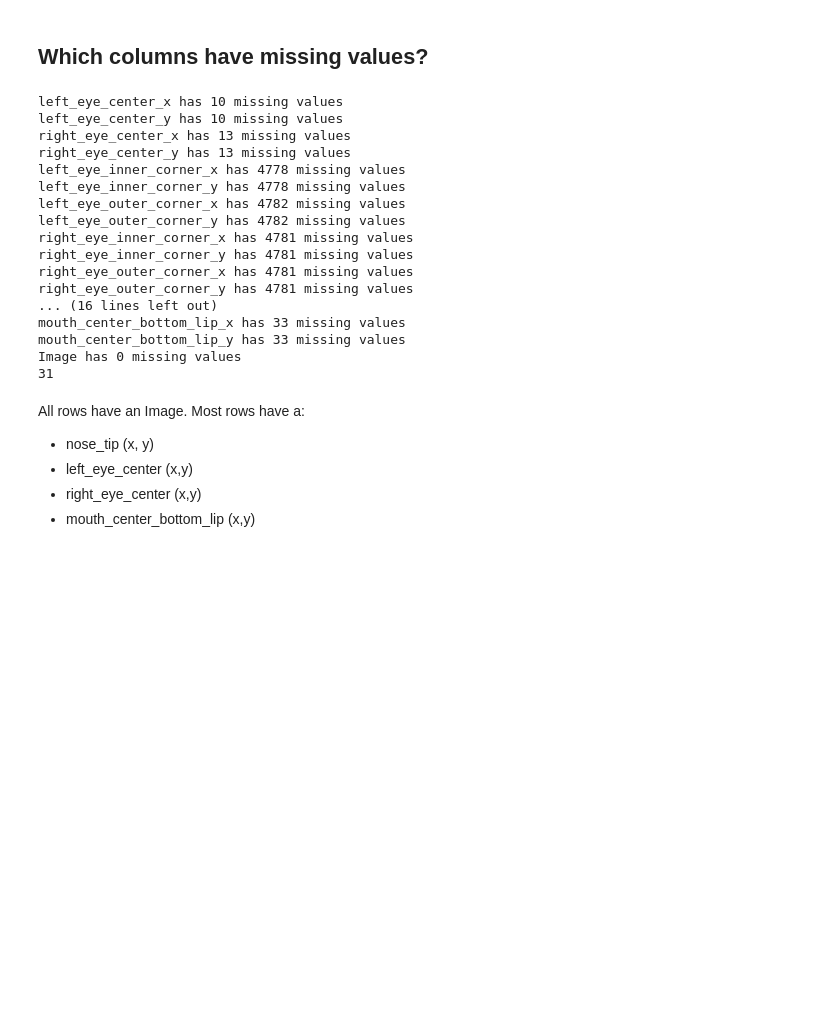
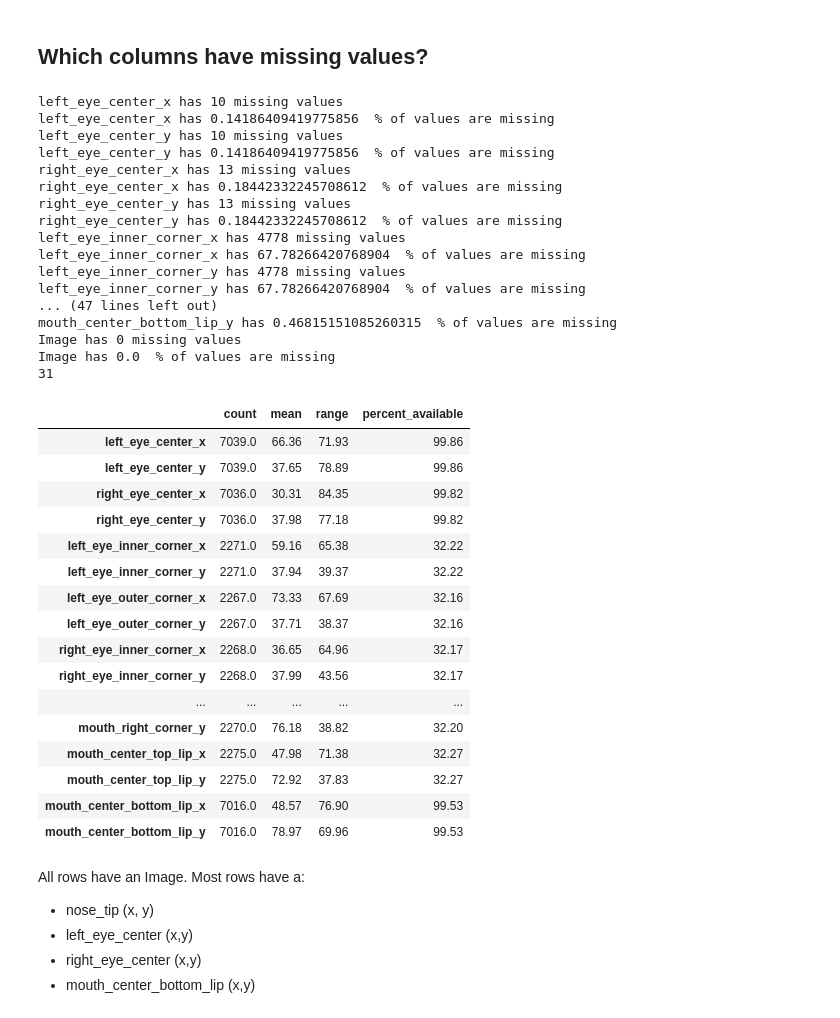
Before and after one commit to jcweaver/blackboxes, a Jupyter notebook: explorations_jcw.ipynb, the cells around one changed output. Cells and saved outputs as stored; diff of their text form; code cells hidden in the pictures; blank space fills up the shorter version.

Commit message:
Added a table with percentage of missing values and some other useful stats

```diff
--- a/explorations_jcw.ipynb
+++ b/explorations_jcw.ipynb
@@ -48,26 +49,57 @@ memory usage: 1.7+ MB
 # %%
 for i in train_data.columns:
     print(i,"has",sum(train_data[i].isna()),"missing values")
+    print(i,"has",sum(train_data[i].isna())/(len(train_data[i]))*100," % of values are missing")
 
 print(len(train_data.columns))
 # %% [output]
 left_eye_center_x has 10 missing values
+left_eye_center_x has 0.14186409419775856  % of values are missing
 left_eye_center_y has 10 missing values
+left_eye_center_y has 0.14186409419775856  % of values are missing
 right_eye_center_x has 13 missing values
+right_eye_center_x has 0.18442332245708612  % of values are missing
 right_eye_center_y has 13 missing values
+right_eye_center_y has 0.18442332245708612  % of values are missing
 left_eye_inner_corner_x has 4778 missing values
+left_eye_inner_corner_x has 67.78266420768904  % of values are missing
 left_eye_inner_corner_y has 4778 missing values
-left_eye_outer_corner_x has 4782 missing values
-left_eye_outer_corner_y has 4782 missing values
-right_eye_inner_corner_x has 4781 missing values
-right_eye_inner_corner_y has 4781 missing values
-right_eye_outer_corner_x has 4781 missing values
-right_eye_outer_corner_y has 4781 missing values
-... (16 lines left out)
-mouth_center_bottom_lip_x has 33 missing values
-mouth_center_bottom_lip_y has 33 missing values
+left_eye_inner_corner_y has 67.78266420768904  % of values are missing
+... (47 lines left out)
+mouth_center_bottom_lip_y has 0.46815151085260315  % of values are missing
 Image has 0 missing values
+Image has 0.0  % of values are missing
 31
+# %%
+#Creating a nicely formatted table with percentage of values missing, average value, total number missing
+train=train_data.drop(["Image"],axis=1)
+total=train.shape[0]
+
+nice_df=train.describe().T
+nice_df=nice_df.drop(["std","25%","50%","75%"],axis=1)
+nice_df["range"]=nice_df["max"]-nice_df["min"]
+nice_df["mean"]
+nice_df["percent_available"]=nice_df["count"]/total*100
+nice_df=nice_df.drop(["max","min"],axis=1)
+nice_df.round(2)
+# %% [output]
+|  | count | mean | range | percent_available |
+| left_eye_center_x | 7039.0 | 66.36 | 71.93 | 99.86 |
+| left_eye_center_y | 7039.0 | 37.65 | 78.89 | 99.86 |
+| right_eye_center_x | 7036.0 | 30.31 | 84.35 | 99.82 |
+| right_eye_center_y | 7036.0 | 37.98 | 77.18 | 99.82 |
+| left_eye_inner_corner_x | 2271.0 | 59.16 | 65.38 | 32.22 |
+| left_eye_inner_corner_y | 2271.0 | 37.94 | 39.37 | 32.22 |
+| left_eye_outer_corner_x | 2267.0 | 73.33 | 67.69 | 32.16 |
+| left_eye_outer_corner_y | 2267.0 | 37.71 | 38.37 | 32.16 |
+| right_eye_inner_corner_x | 2268.0 | 36.65 | 64.96 | 32.17 |
+| right_eye_inner_corner_y | 2268.0 | 37.99 | 43.56 | 32.17 |
+| ... | ... | ... | ... | ... |
+| mouth_right_corner_y | 2270.0 | 76.18 | 38.82 | 32.20 |
+| mouth_center_top_lip_x | 2275.0 | 47.98 | 71.38 | 32.27 |
+| mouth_center_top_lip_y | 2275.0 | 72.92 | 37.83 | 32.27 |
+| mouth_center_bottom_lip_x | 7016.0 | 48.57 | 76.90 | 99.53 |
+| mouth_center_bottom_lip_y | 7016.0 | 78.97 | 69.96 | 99.53 |
 # %% [markdown]
 All rows have an Image. Most rows have a:
 * nose_tip (x, y)
```
Also changed, not shown: parts of 1 cell of this notebook.
